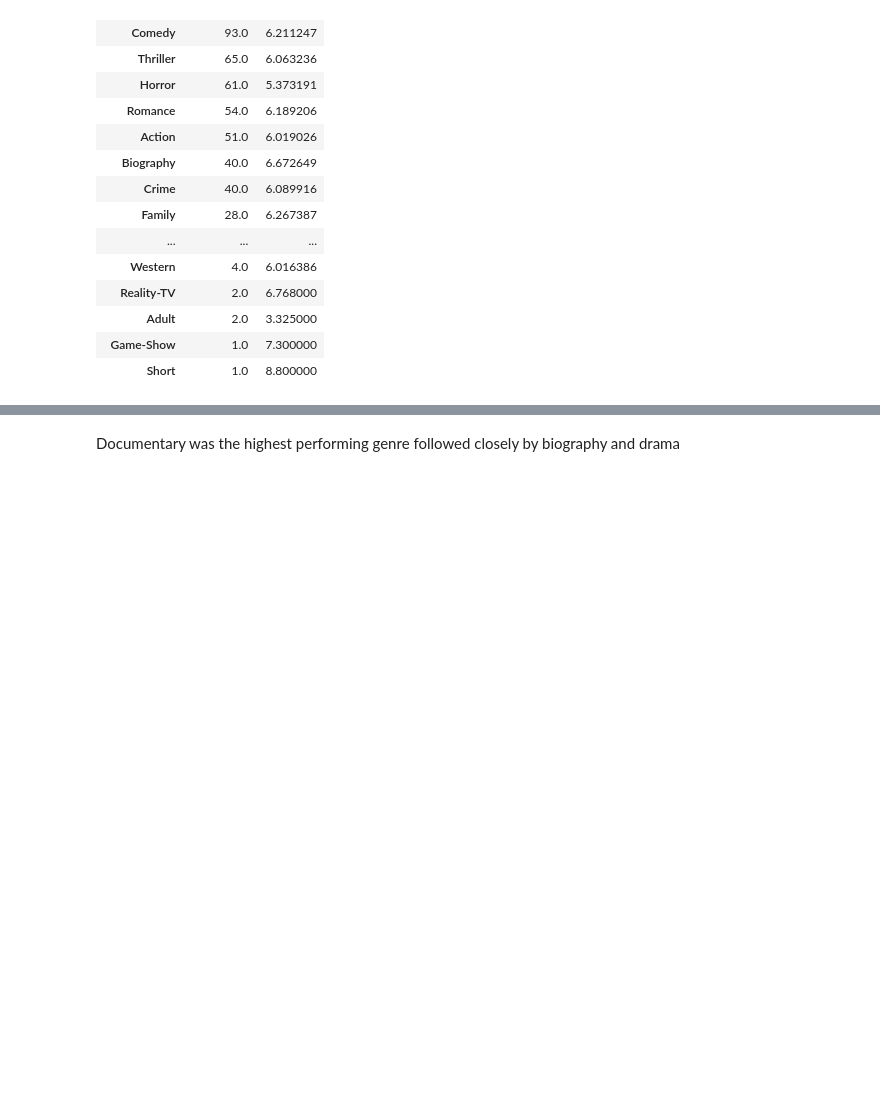
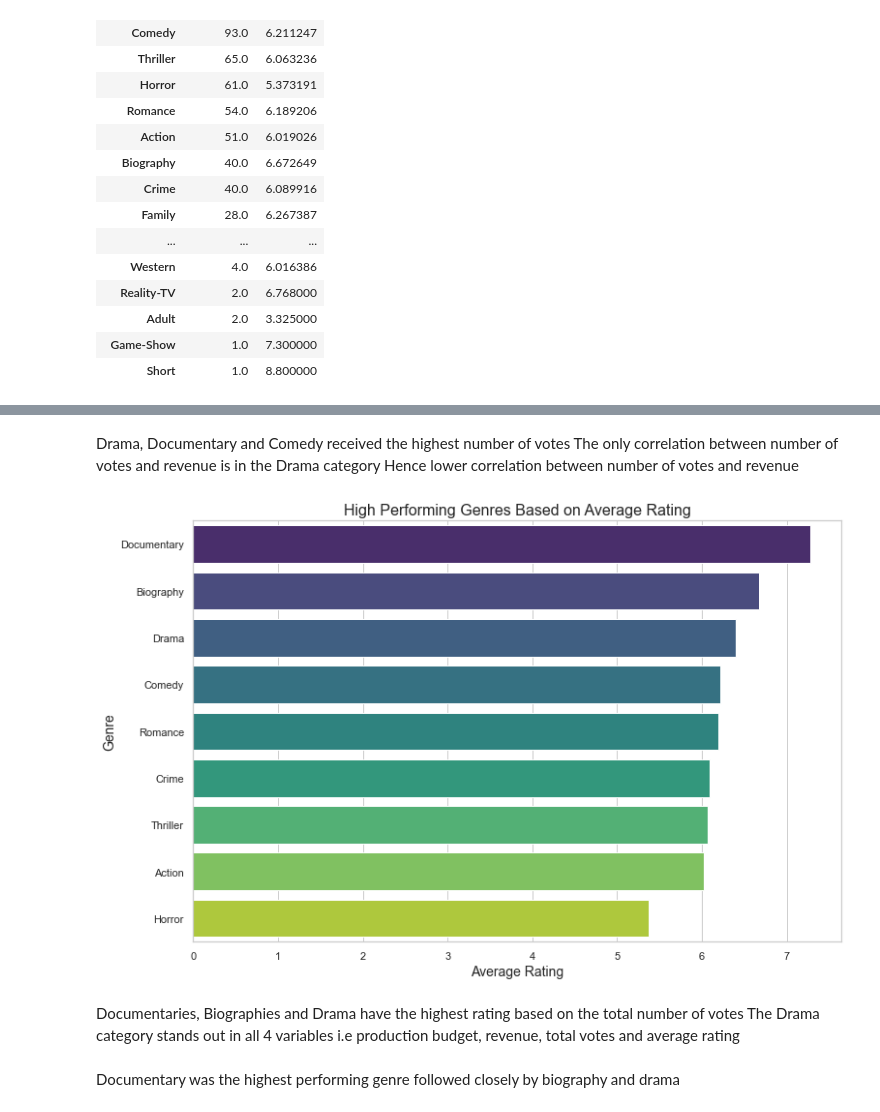
Before and after one commit to Kosilei-web/Phase_2_project_Group_5, a Jupyter notebook: index.ipynb, the cells around one changed output, grey strips where cells are left out. Cells and saved outputs as stored; diff of their text form; code cells hidden in the pictures; blank space fills up the shorter version.

```diff
--- a/index.ipynb
+++ b/index.ipynb
@@ -872,19 +880,28 @@ pop_genres_df_exploded
+# %% [markdown]
+Drama, Documentary and Comedy received the highest number of votes
+The only correlation between number of votes and revenue is in the Drama category
+Hence lower correlation between number of votes and revenue
 # %%
 #Bar Graph showing high-performing movie genres
 
 # Filter the rows where the number of votes is less than the average to avoid cases where a movie genre
-# with had 1 number of vote with a high rating
-#average_votes = pop_genres_df_exploded['total_votes'].mean()
-#filtered_df = pop_genres_df_exploded[pop_genres_df_exploded['total_votes'] >= average_votes]
+# had 1 number of vote with a high rating
+average_votes = pop_genres_df_exploded['total_votes'].mean()
+filtered_df = pop_genres_df_exploded[pop_genres_df_exploded['total_votes'] >= average_votes]
 
-#plt.figure(figsize=(12, 8))
-#sns.barplot(x='avg_rating', y='genres', data=filtered_df.head(10).sort_values(by='avg_rating', ascending=False), palette="viridis")
+plt.figure(figsize=(12, 8))
+sns.barplot(x='avg_rating', y='genres', data=filtered_df.reset_index().head(10).sort_values(by='avg_rating', ascending=False), palette="viridis")
 
-# Add title and labels
-#plt.title('High Performing Genres Based against Average Rating', fontsize=16)
-#plt.xlabel('Average Rating', fontsize=14)
-#plt.ylabel('Genre', fontsize=14)
-#plt.show()
+
+plt.title('High Performing Genres Based on Average Rating', fontsize=16)
+plt.xlabel('Average Rating', fontsize=14)
+plt.ylabel('Genre', fontsize=14)
+plt.show()
+# %% [output]
+[figure, added]
+# %% [markdown]
+Documentaries, Biographies and Drama have the highest rating based on the total number of votes
+The Drama category stands out in all 4 variables i.e production budget, revenue, total votes and average rating
 # %% [markdown]
 Documentary was the highest performing genre followed closely by biography and drama
 # %%
```
Also changed, not shown: parts of 89 cells of this notebook.
